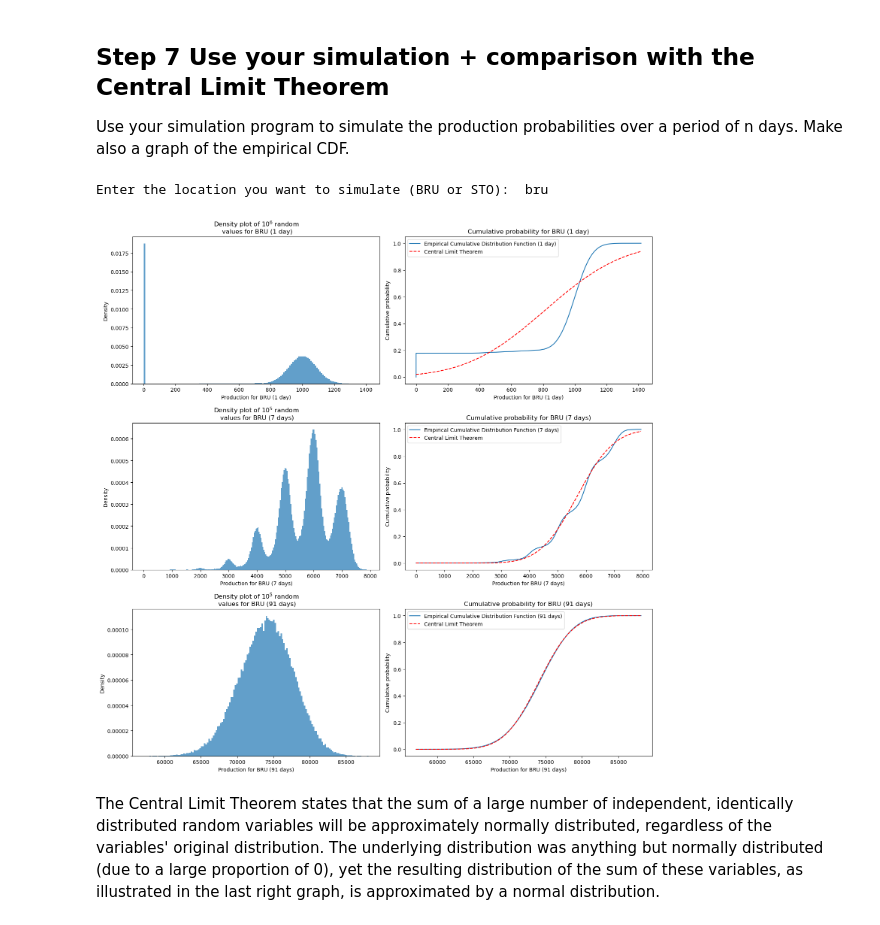
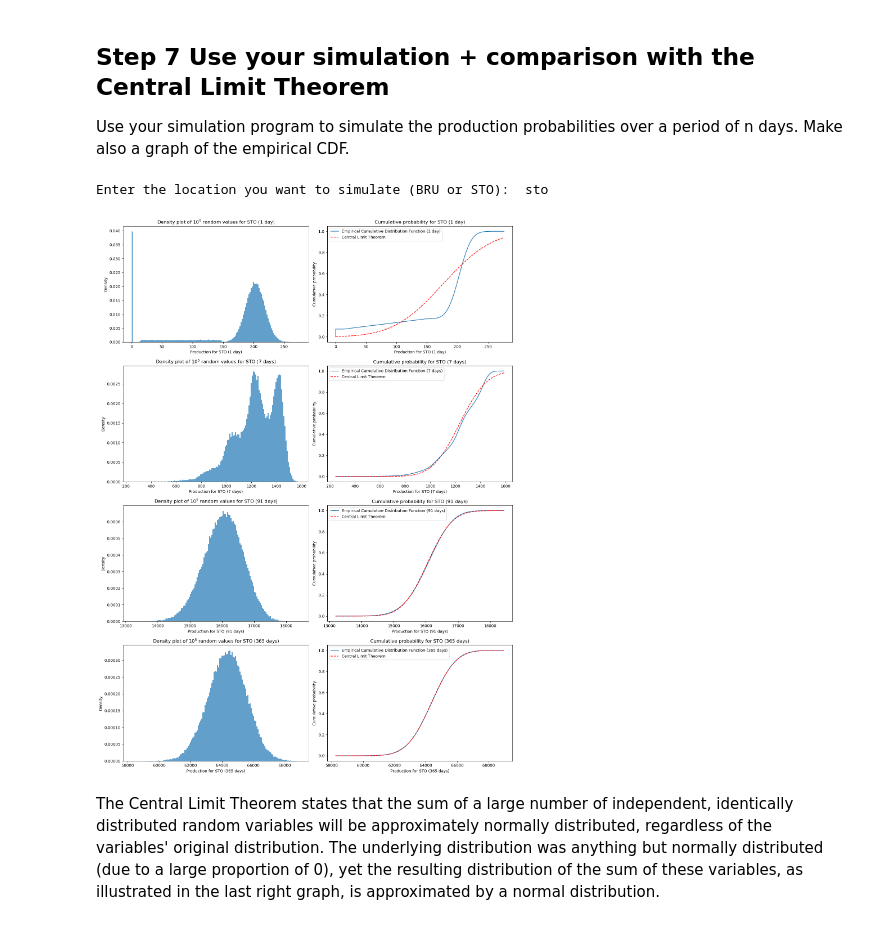
Before and after one commit to craftyraf/project-productie-proces, a Jupyter notebook: notebooks/Deel 1 - productieproces.ipynb, the cells around one changed output. Saved outputs shown, nothing was run; the diff lists cells and outputs as text; code cells hidden in the pictures.

```diff
--- a/notebooks/Deel 1 - productieproces.ipynb
+++ b/notebooks/Deel 1 - productieproces.ipynb
@@ -329,39 +329,39 @@ while True:
     else:
         break
 
-# We compare 1 day, 1 week and 3 months
-n_days_values = [1, 7, 91]
+# We compare 1 day, 1 week, 3 months and 1 year
+n_days_values = [1, 7, 91, 365]
 
 
 # Collect Data
 filename = os.path.join(output_path, f'{location}.json')
 
 with open(filename, 'r') as json_file:
     data = json.load(json_file)
 
 share_1, share_2, lower_bound_s2, upper_bound_s2, param1_s3, param2_s3 = \
     (data[location][key] for key in ['share_1', 'share_2',
                                      'lower_bound_s2', 'upper_bound_s2',
                                      'param1_s3', 'param2_s3'])
 
 
 # Simulate data for each n_days value and plot histograms and CDFs
 fig, axs = plt.subplots(len(n_days_values), 2, figsize=(15, 5*len(n_days_values)))
 
 for i, n_days in enumerate(n_days_values):
     # Simulate data
     simulated_data = simulate(share_1, share_2, lower_bound_s2, upper_bound_s2, param1_s3, param2_s3, n_days)
 
     # Plot histogram
     plot_multiple_histograms(axs[i, 0], simulated_data, n_days, location)
 
     # Plot CDF
     plot_cdf(axs[i, 1], simulated_data, n_days, location, include_clt=True)
 
 plt.tight_layout()
 plt.show()
 # %% [output]
-Enter the location you want to simulate (BRU or STO):  bru
+Enter the location you want to simulate (BRU or STO):  sto
-[figure, old version]
+[figure, new version]
 # %% [markdown]
 The Central Limit Theorem states that the sum of a large number of independent, identically distributed random variables will be approximately normally distributed, regardless of the variables' original distribution. The underlying distribution was anything but normally distributed (due to a large proportion of 0), yet the resulting distribution of the sum of these variables, as illustrated in the last right graph, is approximated by a normal distribution.
```
Also changed, not shown: parts of 1 cell of this notebook, 3 other files.
